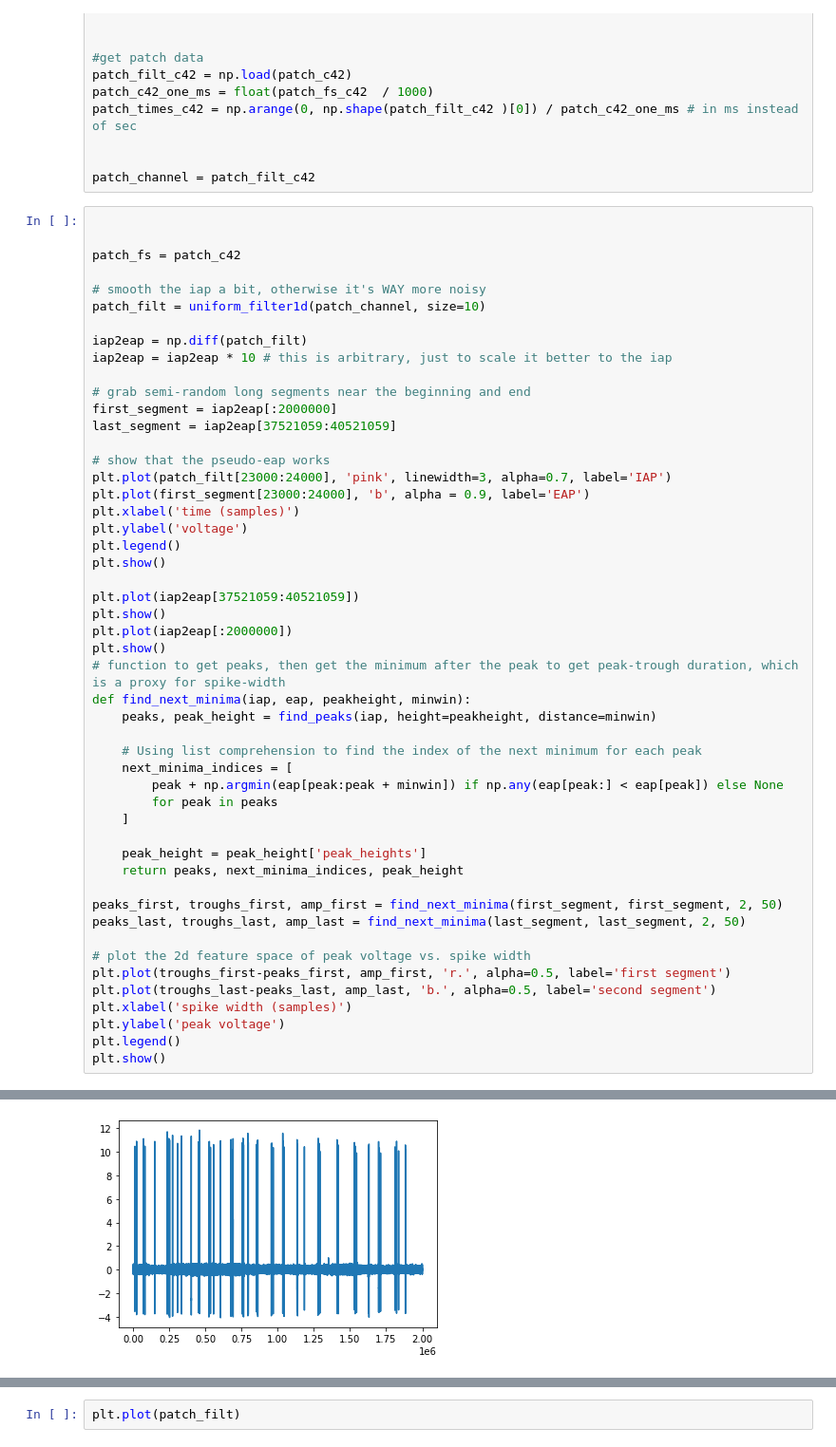
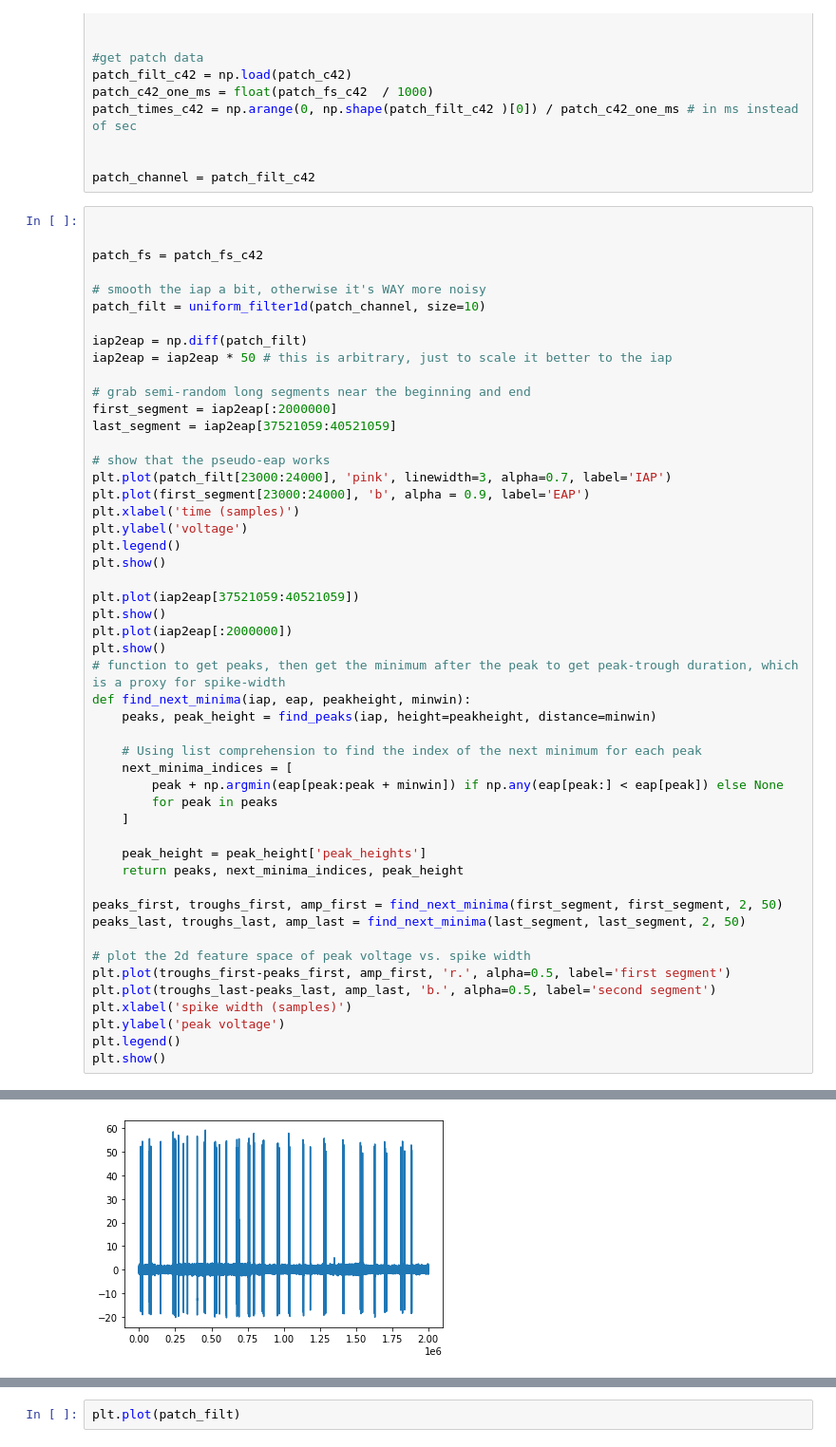
Before and after one commit to voytekresearch/spikewise, a Jupyter notebook: datasets/spe-1_rh/spe-1_rh_c42_IAPvsEAP.ipynb, the cells around one changed output, grey strips where cells are left out. Shown at 95% size. Saved outputs shown, nothing was run; the diff lists cells and outputs as text.

```diff
--- a/datasets/spe-1_rh/spe-1_rh_c42_IAPvsEAP.ipynb
+++ b/datasets/spe-1_rh/spe-1_rh_c42_IAPvsEAP.ipynb
@@ -45,13 +48,13 @@ patch_channel = patch_filt_c42
 # %%
 
 
-patch_fs = patch_c42
+patch_fs = patch_fs_c42
 
 # smooth the iap a bit, otherwise it's WAY more noisy
 patch_filt = uniform_filter1d(patch_channel, size=10)
 
 iap2eap = np.diff(patch_filt)
-iap2eap = iap2eap * 10 # this is arbitrary, just to scale it better to the iap
+iap2eap = iap2eap * 50 # this is arbitrary, just to scale it better to the iap
 
 # grab semi-random long segments near the beginning and end
 first_segment = iap2eap[:2000000]
@@ -98 +101 @@ plt.show()
-[figure, old version]
+[figure, new version]
```
Also changed, not shown: parts of 11 cells of this notebook, 4 other files.
